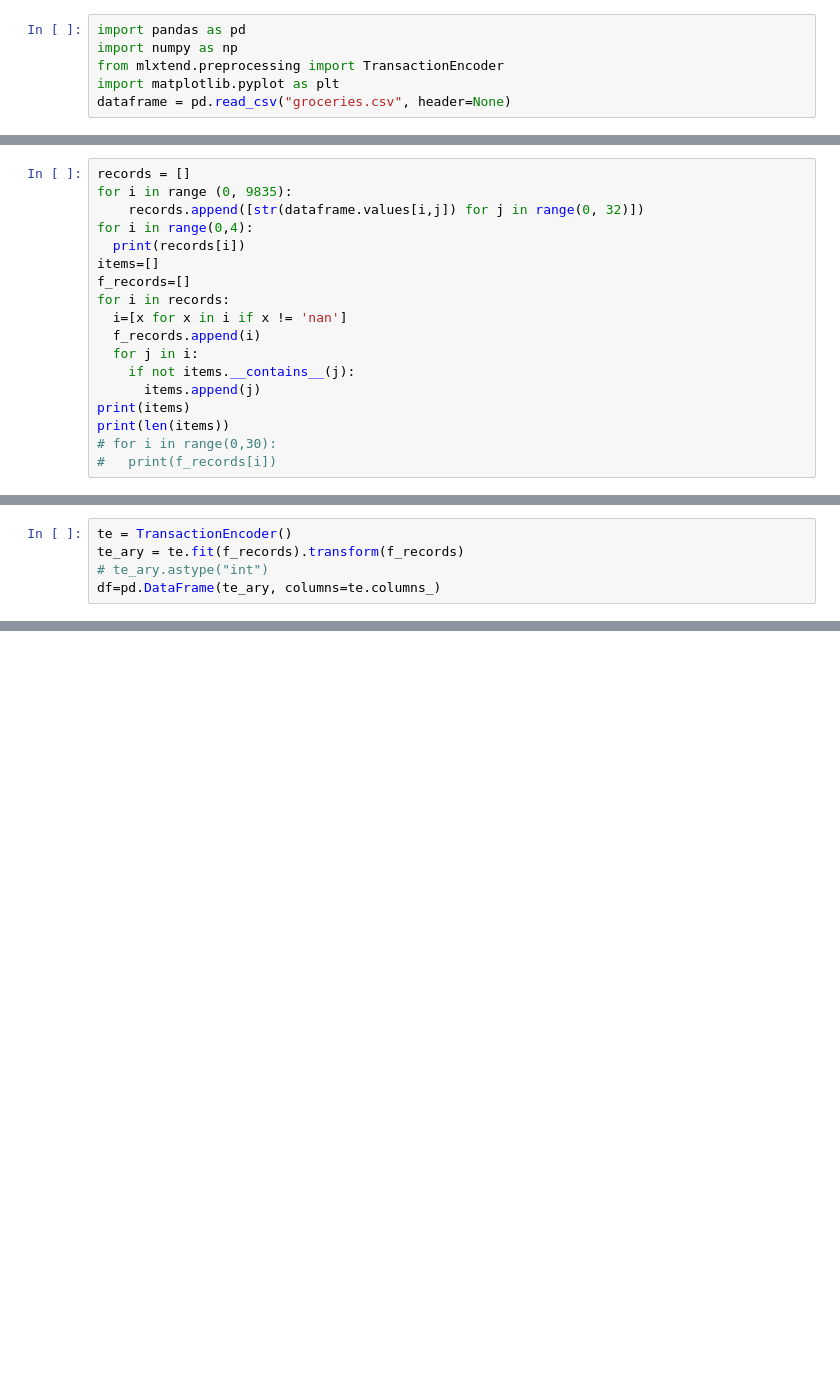
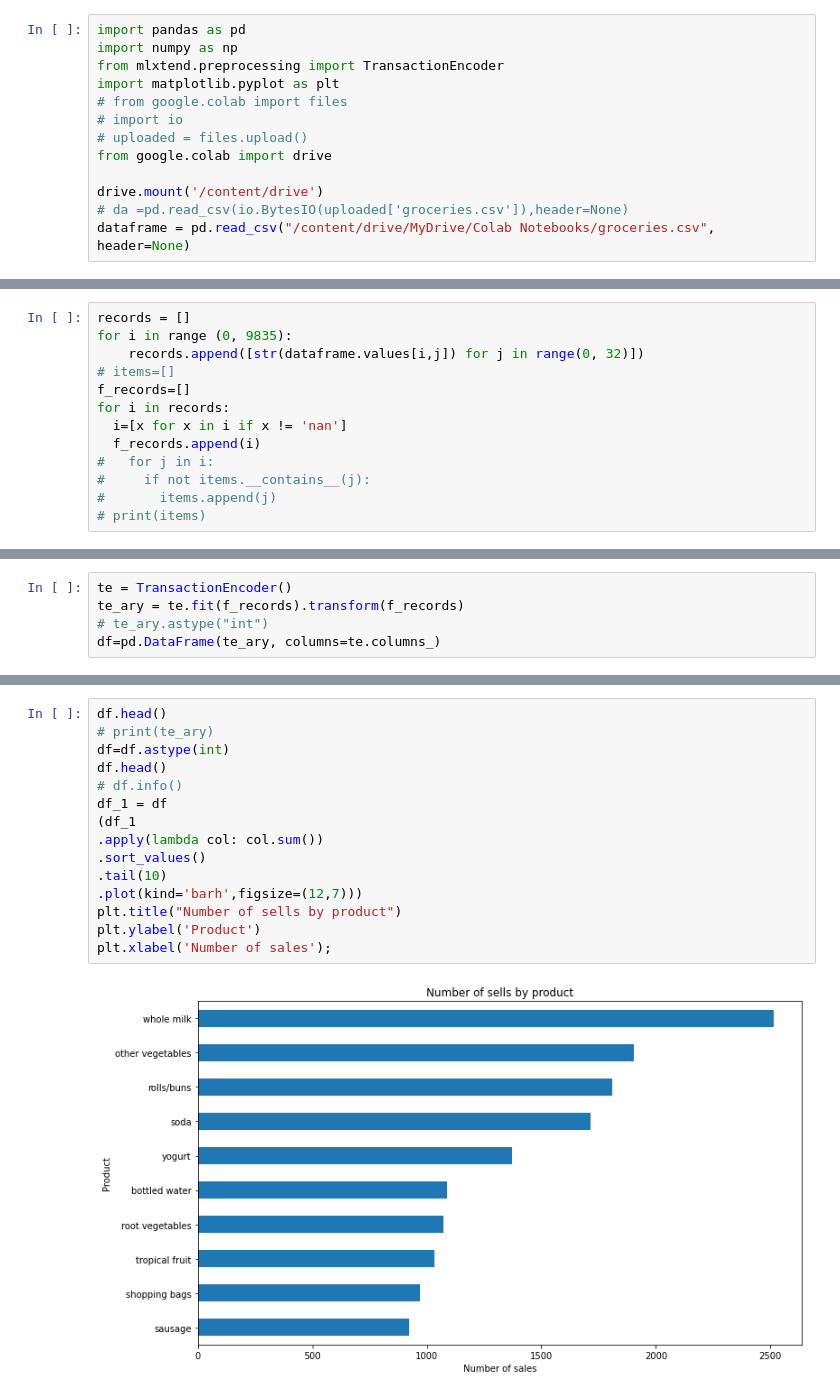
Before and after one commit to soraya-mi/Boojoo, a Jupyter notebook: Untitled1.ipynb, the cells around one changed output, grey strips where cells are left out. Cells and saved outputs as stored; diff of their text form; blank space fills up the shorter version.

Commit message:
Created using Colaboratory-finall

```diff
--- a/Untitled1.ipynb
+++ b/Untitled1.ipynb
@@ -5,4 +5,11 @@ import pandas as pd
 import numpy as np
 from mlxtend.preprocessing import TransactionEncoder
 import matplotlib.pyplot as plt
-dataframe = pd.read_csv("groceries.csv", header=None)
+# from google.colab import files
+# import io
+# uploaded = files.upload()
+from google.colab import drive
+
+drive.mount('/content/drive')
+# da =pd.read_csv(io.BytesIO(uploaded['groceries.csv']),header=None)
+dataframe = pd.read_csv("/content/drive/MyDrive/Colab Notebooks/groceries.csv", header=None)
@@ -10,17 +21,12 @@ dataframe = pd.read_csv("groceries.csv", header=None)
 records = []
 for i in range (0, 9835):
     records.append([str(dataframe.values[i,j]) for j in range(0, 32)])
-for i in range(0,4):
-  print(records[i])
-items=[]
+# items=[]
 f_records=[]
 for i in records:
   i=[x for x in i if x != 'nan']
   f_records.append(i)
-  for j in i:
-    if not items.__contains__(j):
-      items.append(j)
-print(items)
-print(len(items))
-# for i in range(0,30):
-#   print(f_records[i])
+#   for j in i:
+#     if not items.__contains__(j):
+#       items.append(j)
+# print(items)
@@ -51,0 +132,17 @@ df.head()
+# %%
+df.head()
+# print(te_ary)
+df=df.astype(int)
+df.head()
+# df.info()
+df_1 = df
+(df_1
+.apply(lambda col: col.sum())
+.sort_values()
+.tail(10)
+.plot(kind='barh',figsize=(12,7)))
+plt.title("Number of sells by product")
+plt.ylabel('Product')
+plt.xlabel('Number of sales');
+# %% [output]
+[figure, added]
```
Also changed, not shown: parts of 36 cells of this notebook.
